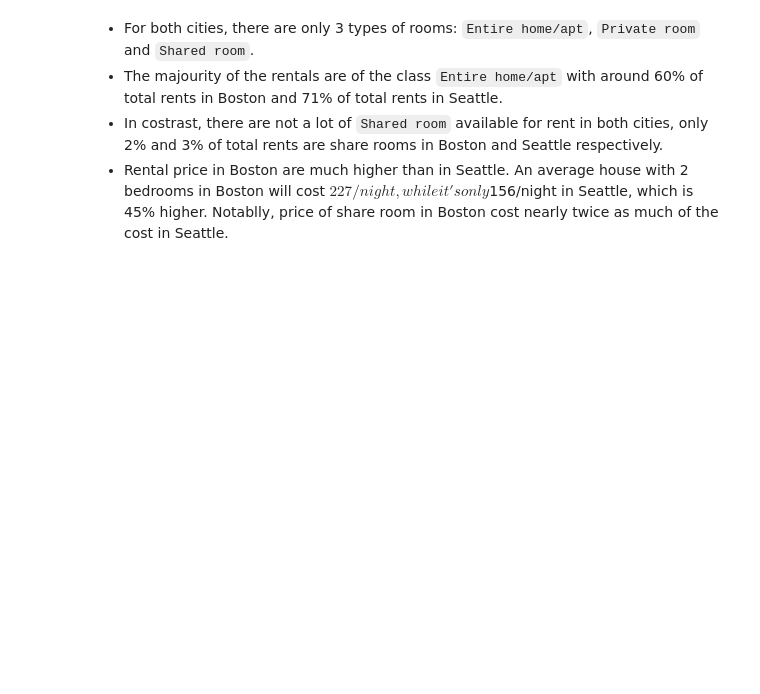
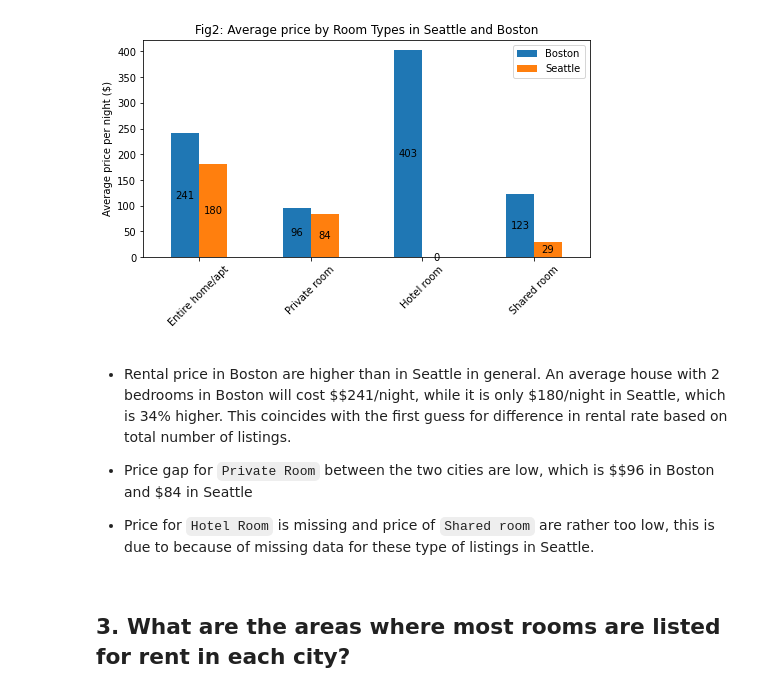
Before and after one commit to thuytrinht4/airbnb-listing-analysis, a Jupyter notebook: AirBNB_Listings_Analysis.ipynb, the cells around one changed output. Cells and saved outputs as stored; diff of their text form; code cells hidden in the pictures; blank space fills up the shorter version.

```diff
--- a/AirBNB_Listings_Analysis.ipynb
+++ b/AirBNB_Listings_Analysis.ipynb
@@ -108,5 +134,23 @@ room_type_s
+# %%
+# plot 2: average price by room types
+# setup dataframe using the dict provided in the OP
+plot2 = room_type[['boston_price', 'seattle_price']]
+plot2.columns = ['Boston', 'Seattle']
+ax = plot2.plot.bar(stacked=False, figsize=(8, 4))
+plt.xticks(rotation=45)
+plt.legend(loc='upper right')
+plt.title('Fig2: Average price by Room Types in Seattle and Boston')
+plt.ylabel('Average price per night ($)')
+plt.xlabel(None)
+# annotations:
+for c in ax.containers:
+    ax.bar_label(c, label_type='center')
+# %% [output]
+[figure, added]
 # %% [markdown]
-+ For both cities, there are only 3 types of rooms: `Entire home/apt`, `Private room` and `Shared room`. <br>
-+ The majourity of the rentals are of the class `Entire home/apt` with around 60% of total rents in Boston and 71% of total rents in Seattle. <br>
-+ In costrast, there are not a lot of `Shared room` available for rent in both cities, only 2% and 3% of total rents are share rooms in Boston and Seattle respectively.
-+ Rental price in Boston are much higher than in Seattle. An average house with 2 bedrooms in Boston will cost $227/night, while it's only $156/night in Seattle, which is 45% higher. Notablly, price of share room in Boston cost nearly twice as much of the cost in Seattle.
++ Rental price in Boston are higher than in Seattle in general. An average house with 2 bedrooms in Boston will cost \$$241\/night, while it is only \$180/night in Seattle, which is 34\% higher. This coincides with the first guess for difference in rental rate based on total number of listings.
+
++ Price gap for `Private Room` between the two cities are low, which is \$$96 in Boston and \$84 in Seattle
++ Price for `Hotel Room` is missing and price of `Shared room` are rather too low, this is due to because of missing data for these type of listings in Seattle.
+# %% [markdown]
+## 3. What are the areas where most rooms are listed for rent in each city?
```
Also changed, not shown: parts of 21 cells of this notebook.
